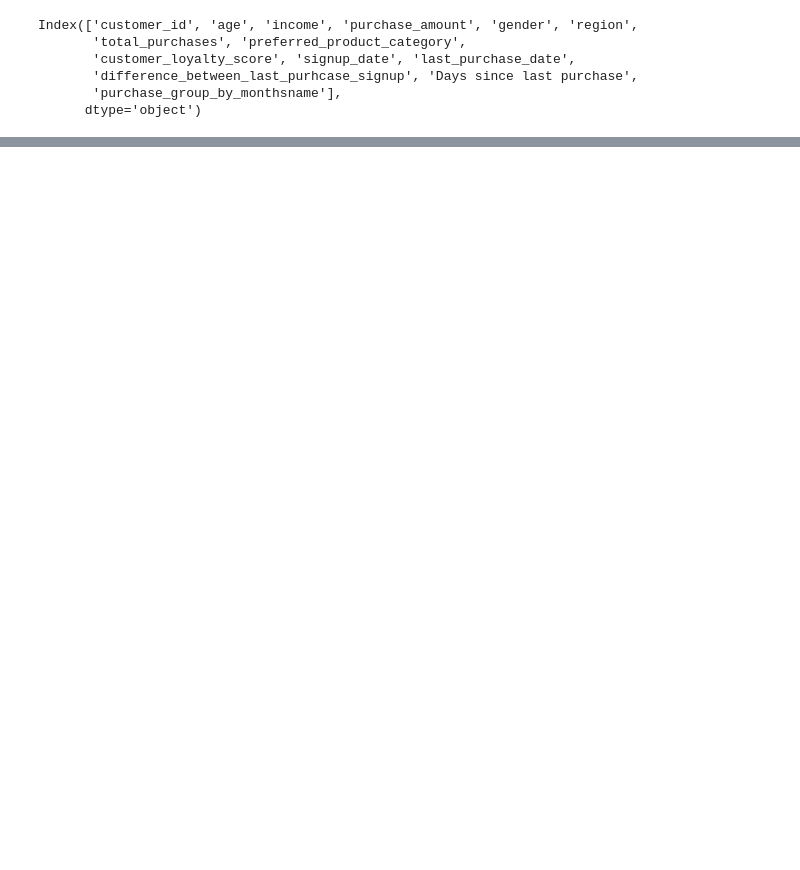
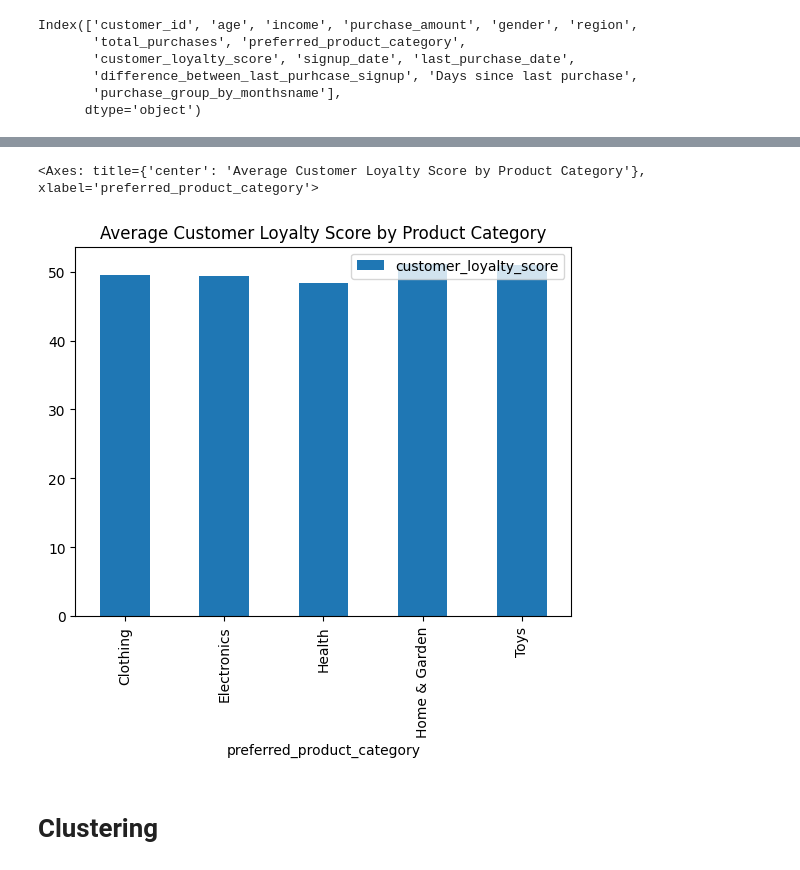
Before and after one commit to ESET0135/Advanced-trainin-Python-AIML, a Jupyter notebook: Day-16/main.ipynb, the cells around one changed output, grey strips where cells are left out. Cells and saved outputs as stored; diff of their text form; code cells hidden in the pictures; blank space fills up the shorter version.

```diff
--- a/Day-16/main.ipynb
+++ b/Day-16/main.ipynb
@@ -274,0 +303,8 @@ df.groupby('gender').agg({'Days since last purchase': 'mean'}).plot(kind='bar',
+# %%
+# Graph to identify loyal customers based on loyalty score and product category
+df.groupby('preferred_product_category').agg({'customer_loyalty_score': 'mean'}).plot(kind='bar', title='Average Customer Loyalty Score by Product Category')
+# %% [output]
+<Axes: title={'center': 'Average Customer Loyalty Score by Product Category'}, xlabel='preferred_product_category'>
+[figure, added]
+# %% [markdown]
+# Clustering
```
Also changed, not shown: parts of 21 cells of this notebook, 12 other files.
